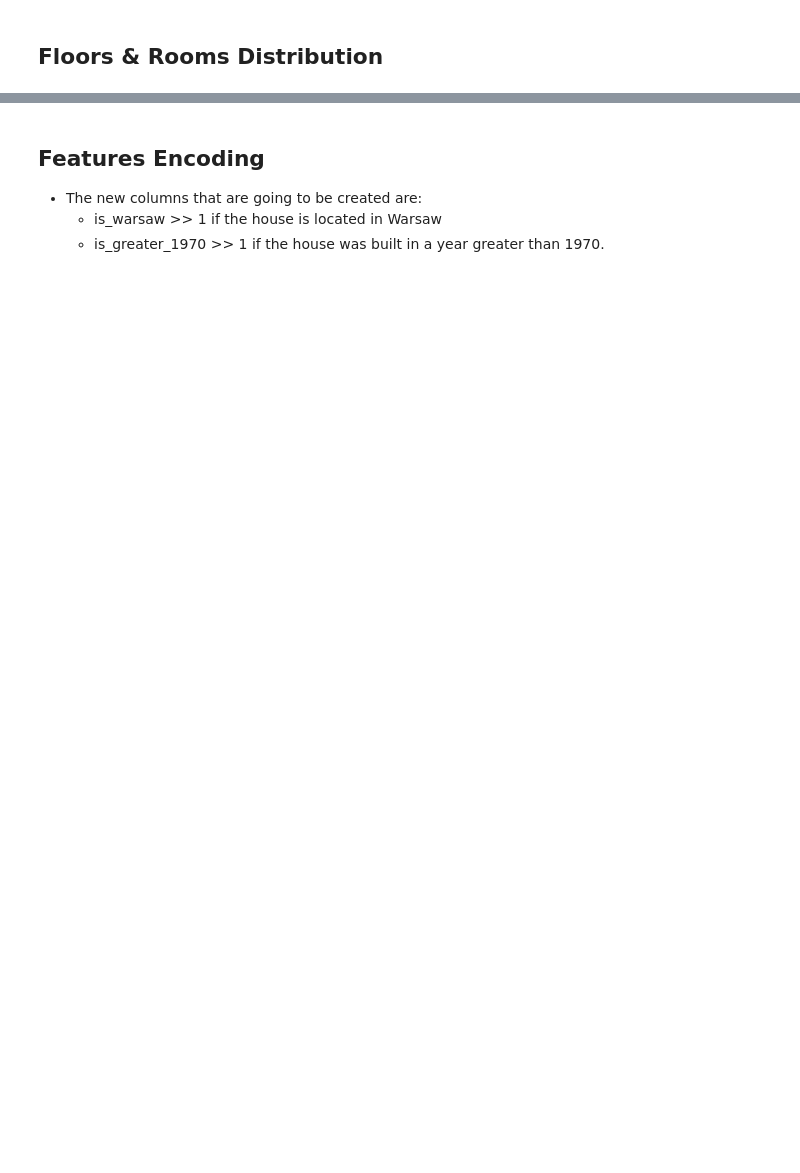
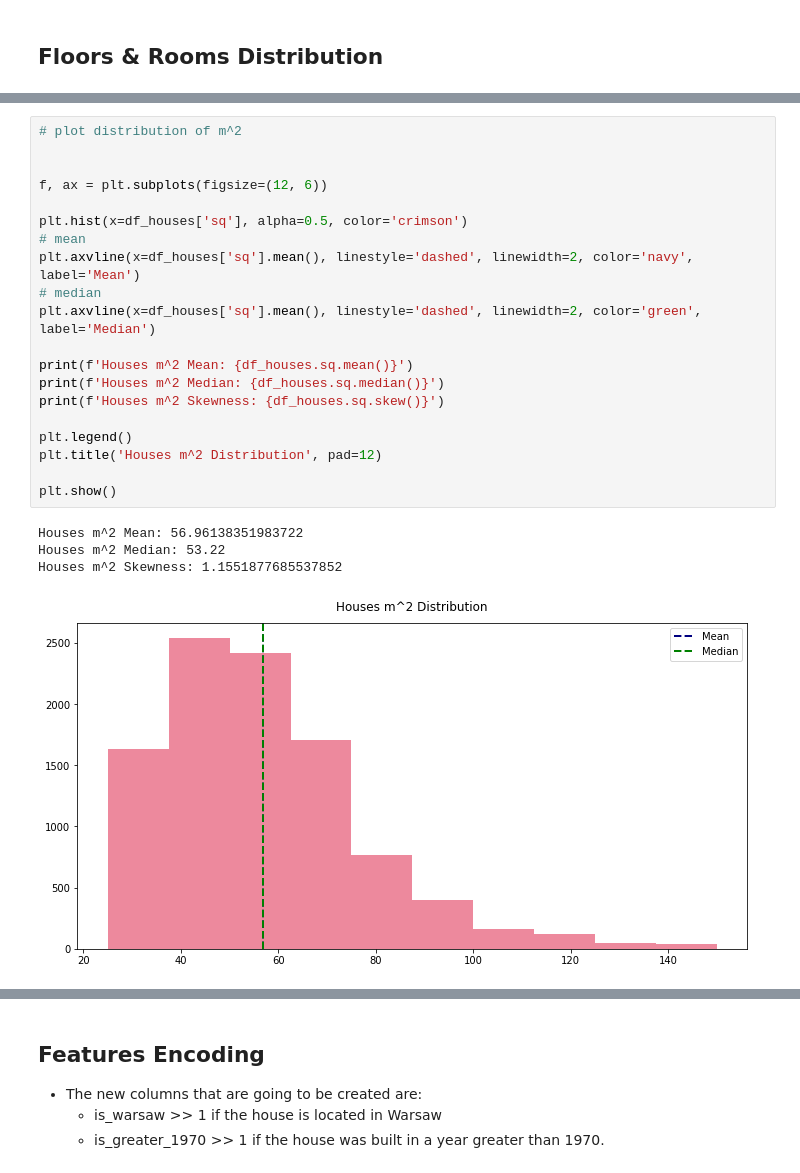
Before and after one commit to princeKike27/Poland-House-Prices-Prediction, a Jupyter notebook: Poland_House_Prices_Prediction.ipynb, the cells around one changed output, grey strips where cells are left out. Saved outputs shown, nothing was run; the diff lists cells and outputs as text; blank space fills up the shorter version.

```diff
--- a/Poland_House_Prices_Prediction.ipynb
+++ b/Poland_House_Prices_Prediction.ipynb
@@ -364,3 +470,28 @@ rooms Skewness: 0.6620435412550197
+# %%
+# plot distribution of m^2
+
+
+f, ax = plt.subplots(figsize=(12, 6))
+
+plt.hist(x=df_houses['sq'], alpha=0.5, color='crimson')
+# mean
+plt.axvline(x=df_houses['sq'].mean(), linestyle='dashed', linewidth=2, color='navy', label='Mean')
+# median
+plt.axvline(x=df_houses['sq'].mean(), linestyle='dashed', linewidth=2, color='green', label='Median')
+
+print(f'Houses m^2 Mean: {df_houses.sq.mean()}')
+print(f'Houses m^2 Median: {df_houses.sq.median()}')
+print(f'Houses m^2 Skewness: {df_houses.sq.skew()}')
+
+plt.legend()
+plt.title('Houses m^2 Distribution', pad=12)
+
+plt.show()
+# %% [output]
+Houses m^2 Mean: 56.96138351983722
+Houses m^2 Median: 53.22
+Houses m^2 Skewness: 1.1551877685537852
+[figure, added]
 # %% [markdown]
 ![purple-divider](https://user-images.githubusercontent.com/7065401/52071927-c1cd7100-2562-11e9-908a-dde91ba14e59.png)
 # %% [markdown]
```
Also changed, not shown: parts of 68 cells of this notebook.
